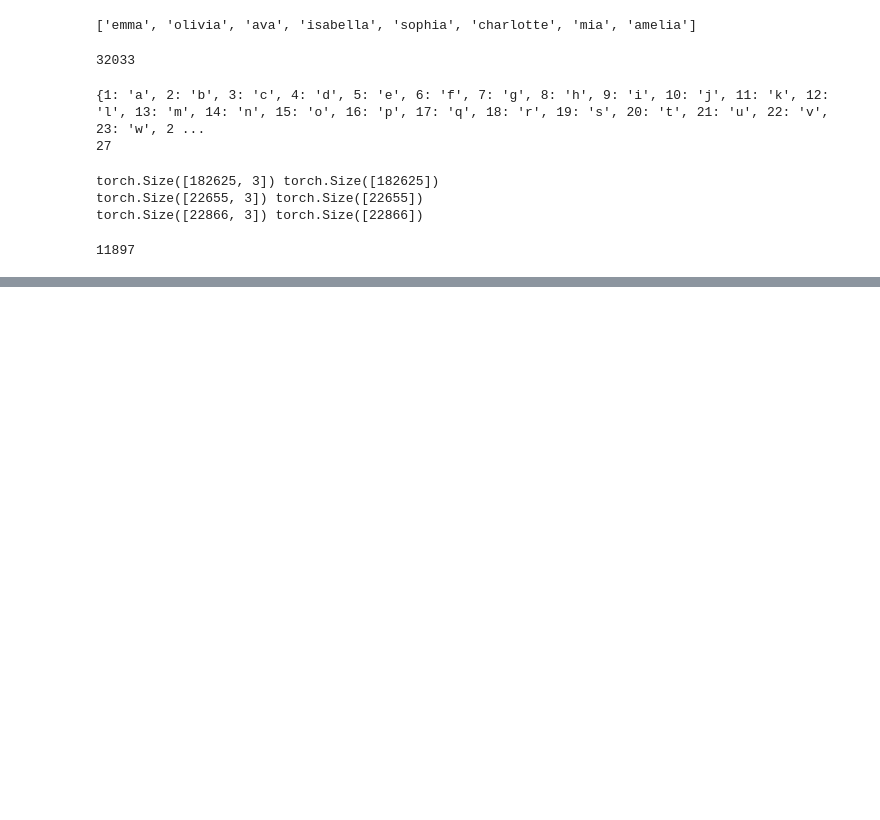
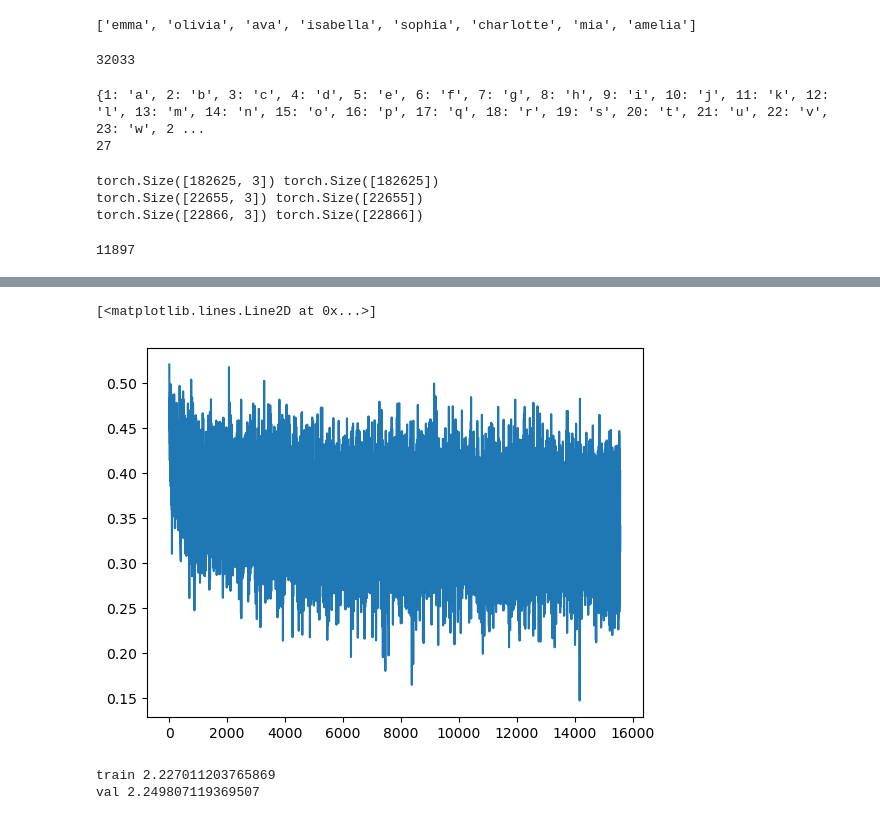
Before and after one commit to carrollsa/karpathy-nn-zero-to-hero, a Jupyter notebook: build_makemore_mlp2.ipynb, the cells around one changed output, grey strips where cells are left out. Drawn from its saved outputs; the diff is of its cells as text; code cells hidden in the pictures; blank space fills up the shorter version.

Commit message:
Add split_loss and sample from model

```diff
--- a/build_makemore_mlp2.ipynb
+++ b/build_makemore_mlp2.ipynb
@@ -132,0 +134,25 @@ for i in range(max_steps):
+# %%
+plt.plot(lossi)
+# %% [output]
+[<matplotlib.lines.Line2D at 0x...>]
+[figure, added]
+# %%
+@torch.no_grad() # this decorator disables gradient tracking -- improves efficiency when .backward is not going to be called
+def split_loss(split):
+    x,y = {
+        'train': (Xtr, Ytr),
+        'val': (Xdev, Ydev),
+        'test': (Xte, Yte),
+    }[split]
+    emb = C[x] # (N, block_size, n_embd)
+    embcat = emb.view(emb.shape[0], -1) # concat into (N, block_size * n_embd)
+    h = torch.tanh(embcat @ W1 + b1) # (N, n_hidden)
+    logits = h @ W2 + b2 # (N, vocab_size)
+    loss = F.cross_entropy(logits, y)
+    print(split, loss.item())
+
+split_loss('train')
+split_loss('val')
+# %% [output]
+train 2.227011203765869
+val 2.249807119369507
```
Also changed, not shown: parts of 2 cells of this notebook.
